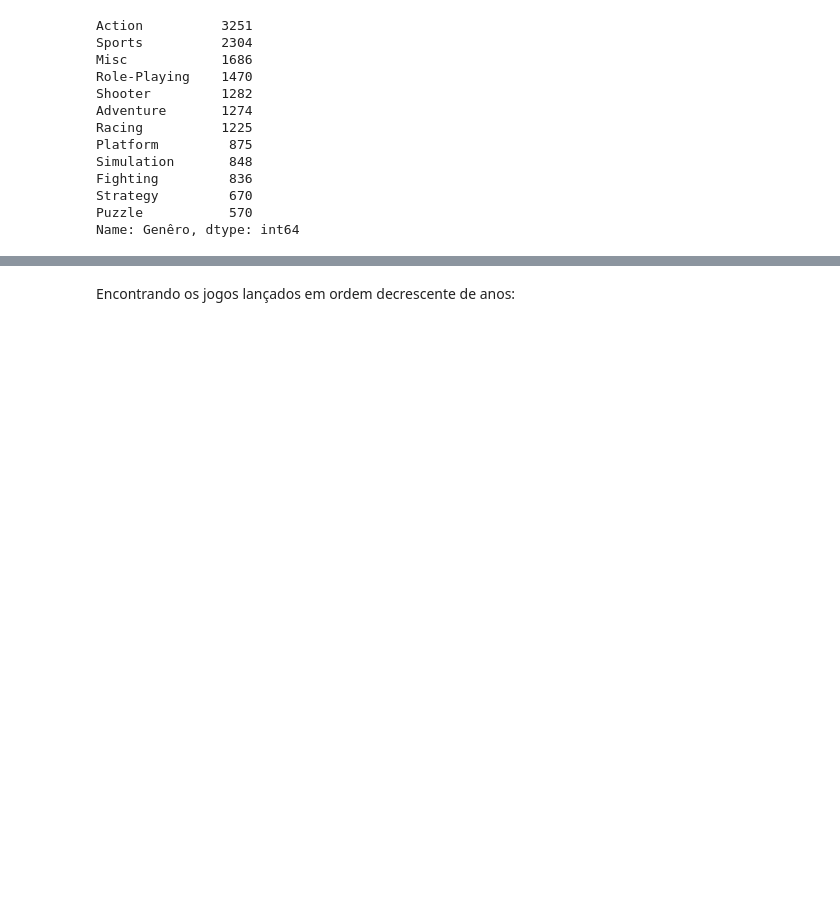
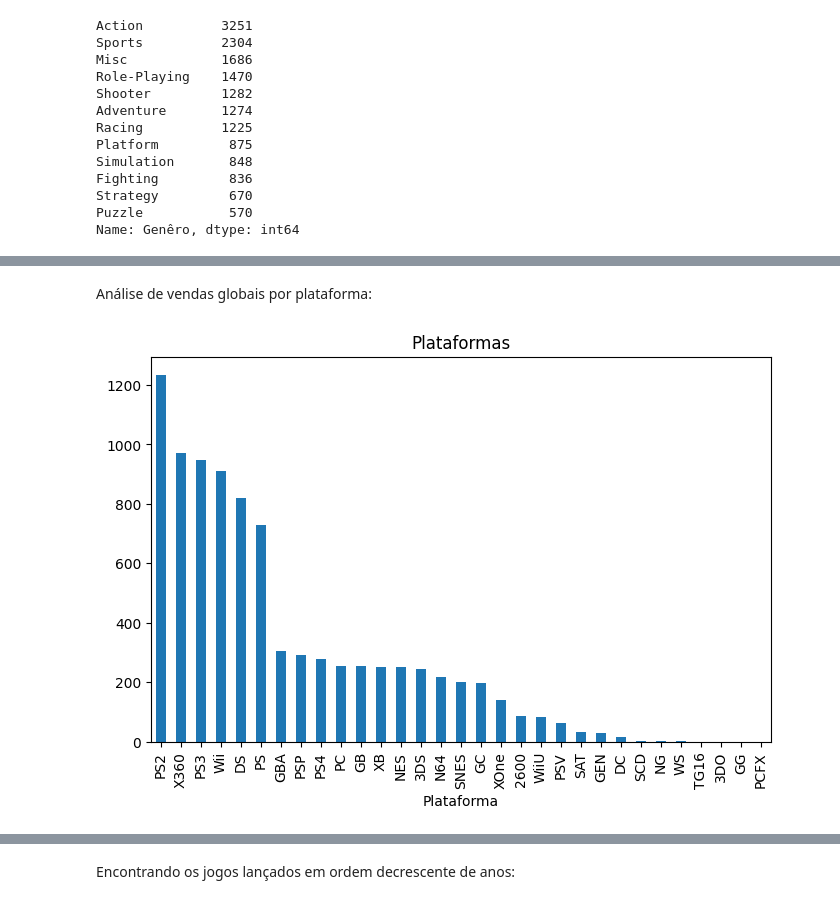
Before and after one commit to coderpaulo/primeira_analise_exploratoria, a Jupyter notebook: PrimeiraAnaliseDeDados.ipynb, the cells around one changed output, grey strips where cells are left out. Saved outputs shown, nothing was run; the diff lists cells and outputs as text; code cells hidden in the pictures; blank space fills up the shorter version.

```diff
--- a/PrimeiraAnaliseDeDados.ipynb
+++ b/PrimeiraAnaliseDeDados.ipynb
@@ -149,0 +187,8 @@ plt.show()
+# %% [markdown]
+Análise de vendas globais por plataforma:
+# %%
+vendas_por_plataforma = data.groupby('Plataforma')['Vendas_Globais'].sum().sort_values(ascending=False)
+vendas_por_plataforma.plot(kind="bar",title='Plataformas',figsize=(8,5))
+plt.show()
+# %% [output]
+[figure, added]
```
Also changed, not shown: parts of 23 cells of this notebook.
